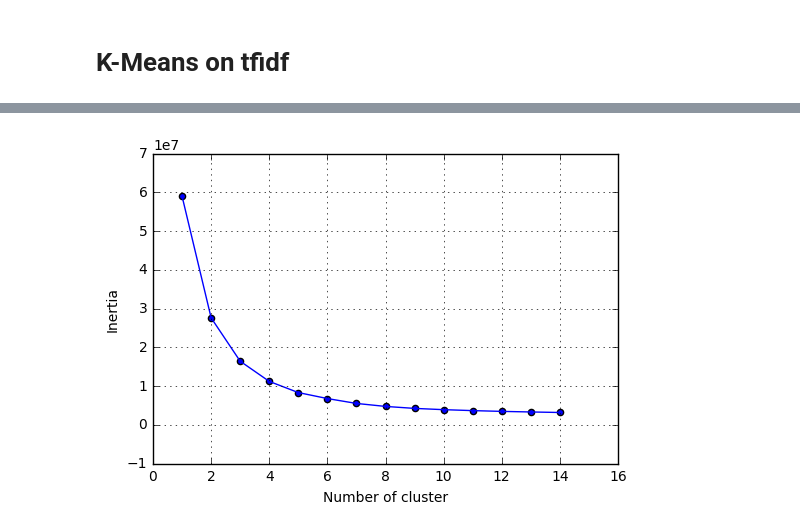
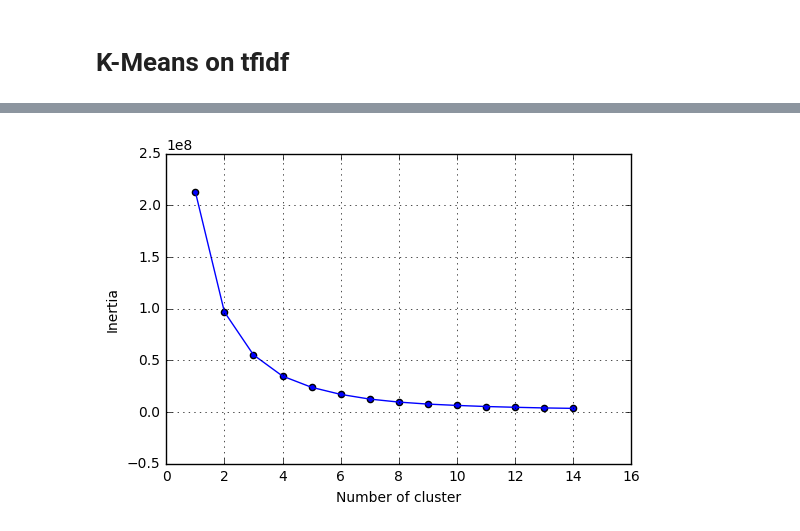
Before and after one commit to rajendrac3/Machine-Learning, a Jupyter notebook: Apply K-means, Agglomerative, DBSCAN clustering algorithms on Amazon reviews data set/Apply K-means, Agglomerative, DBSCAN clustering algorithms on Amazon reviews data set.ipynb, the cells around one changed output, grey strips where cells are left out. Cells and saved outputs as stored; diff of their text form; code cells hidden in the pictures.

```diff
--- a/Apply K-means, Agglomerative, DBSCAN clustering algorithms on Amazon reviews data set/Apply K-means, Agglomerative, DBSCAN clustering algorithms on Amazon reviews data set.ipynb
+++ b/Apply K-means, Agglomerative, DBSCAN clustering algorithms on Amazon reviews data set/Apply K-means, Agglomerative, DBSCAN clustering algorithms on Amazon reviews data set.ipynb
@@ -792,3 +809,3 @@ with open('bow_dict_of_clusters.pkl', 'wb') as handle:
 # %%
-with open('bow_dict_of_clusters.pkl', 'rb') as fp:
-    bow_dict_of_clusters = pickle.load(fp)
+with open('tfidf_dict_of_clusters.pkl', 'rb') as fp:
+    tfidf_dict_of_clusters = pickle.load(fp)
@@ -813,13 +829,10 @@ with open('cluster_dict.pkl', 'wb') as handle:
 # %%
 plt.figure()
-plt.plot(list(cluster_dict.keys()), list(cluster_dict.values()))
-plt.scatter(list(cluster_dict.keys()), list(cluster_dict.values()))
+plt.plot(list(tfidf_dict_of_clusters.keys()), list(tfidf_dict_of_clusters.values()))
+plt.scatter(list(tfidf_dict_of_clusters.keys()), list(tfidf_dict_of_clusters.values()))
 plt.xlabel("Number of cluster")
 plt.ylabel("Inertia")
-# for i in range(1, 15):
-#     plt.scatter(centroids[0], centroids[1], s=200, c='g', marker='s')
-#     plt.scatter(2.01559419, 2.02597093, s=200, c='r', marker='s')
 plt.grid()
 plt.show()
 # %% [output]
-[figure, old version]
+[figure, new version]
```
Also changed, not shown: parts of 64 cells of this notebook.
